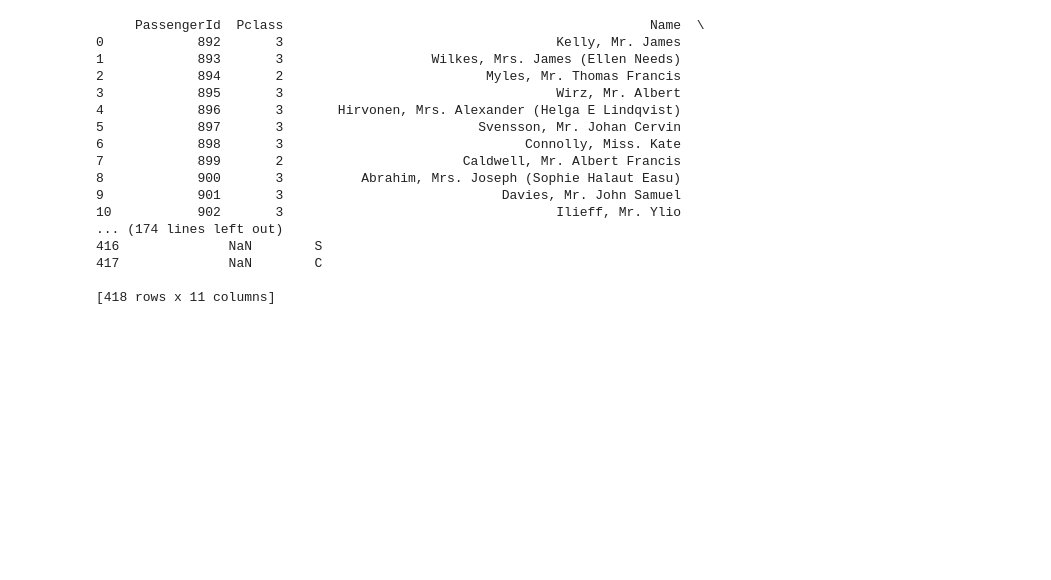
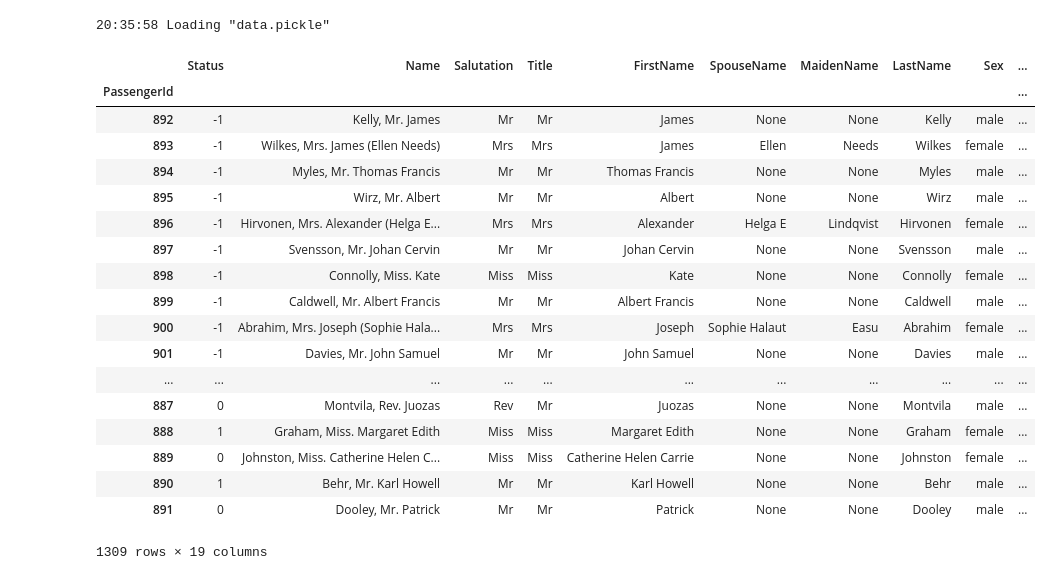
Before and after one commit to StanleyGoldman/TitanicPython, a Jupyter notebook: Untitled.ipynb, the cells around one changed output. Cells and saved outputs as stored; diff of their text form; code cells hidden in the pictures; blank space fills up the shorter version.

```diff
--- a/Untitled.ipynb
+++ b/Untitled.ipynb
@@ -1,21 +1,25 @@
 # %%
 import main
-testData = main.load_and_clean_input('test.csv')
+testData = main.load_data()
+testData
 # %% [output]
-     PassengerId  Pclass                                               Name  \
-0            892       3                                   Kelly, Mr. James
-1            893       3                   Wilkes, Mrs. James (Ellen Needs)
-2            894       2                          Myles, Mr. Thomas Francis
-3            895       3                                   Wirz, Mr. Albert
-4            896       3       Hirvonen, Mrs. Alexander (Helga E Lindqvist)
-5            897       3                         Svensson, Mr. Johan Cervin
-6            898       3                               Connolly, Miss. Kate
-7            899       2                       Caldwell, Mr. Albert Francis
-8            900       3          Abrahim, Mrs. Joseph (Sophie Halaut Easu)
-9            901       3                            Davies, Mr. John Samuel
-10           902       3                                   Ilieff, Mr. Ylio
-... (174 lines left out)
-416              NaN        S
-417              NaN        C
-
-[418 rows x 11 columns]
+20:35:58 Loading "data.pickle"
+|  | Status | Name | Salutation | Title | FirstName | SpouseName | MaidenName | LastName | Sex | ... |
+| PassengerId |  |  |  |  |  |  |  |  |  | ... |
+| 892 | -1 | Kelly, Mr. James | Mr | Mr | James | None | None | Kelly | male | ... |
+| 893 | -1 | Wilkes, Mrs. James (Ellen Needs) | Mrs | Mrs | James | Ellen | Needs | Wilkes | female | ... |
+| 894 | -1 | Myles, Mr. Thomas Francis | Mr | Mr | Thomas Francis | None | None | Myles | male | ... |
+| 895 | -1 | Wirz, Mr. Albert | Mr | Mr | Albert | None | None | Wirz | male | ... |
+| 896 | -1 | Hirvonen, Mrs. Alexander (Helga E... | Mrs | Mrs | Alexander | Helga E | Lindqvist | Hirvonen | female | ... |
+| 897 | -1 | Svensson, Mr. Johan Cervin | Mr | Mr | Johan Cervin | None | None | Svensson | male | ... |
+| 898 | -1 | Connolly, Miss. Kate | Miss | Miss | Kate | None | None | Connolly | female | ... |
+| 899 | -1 | Caldwell, Mr. Albert Francis | Mr | Mr | Albert Francis | None | None | Caldwell | male | ... |
+| 900 | -1 | Abrahim, Mrs. Joseph (Sophie Hala... | Mrs | Mrs | Joseph | Sophie Halaut | Easu | Abrahim | female | ... |
+| 901 | -1 | Davies, Mr. John Samuel | Mr | Mr | John Samuel | None | None | Davies | male | ... |
+| ... | ... | ... | ... | ... | ... | ... | ... | ... | ... | ... |
+| 887 | 0 | Montvila, Rev. Juozas | Rev | Mr | Juozas | None | None | Montvila | male | ... |
+| 888 | 1 | Graham, Miss. Margaret Edith | Miss | Miss | Margaret Edith | None | None | Graham | female | ... |
+| 889 | 0 | Johnston, Miss. Catherine Helen C... | Miss | Miss | Catherine Helen Carrie | None | None | Johnston | female | ... |
+| 890 | 1 | Behr, Mr. Karl Howell | Mr | Mr | Karl Howell | None | None | Behr | male | ... |
+| 891 | 0 | Dooley, Mr. Patrick | Mr | Mr | Patrick | None | None | Dooley | male | ... |
+1309 rows × 19 columns
```
Also changed, not shown: parts of 1 cell of this notebook, 2 other files.
